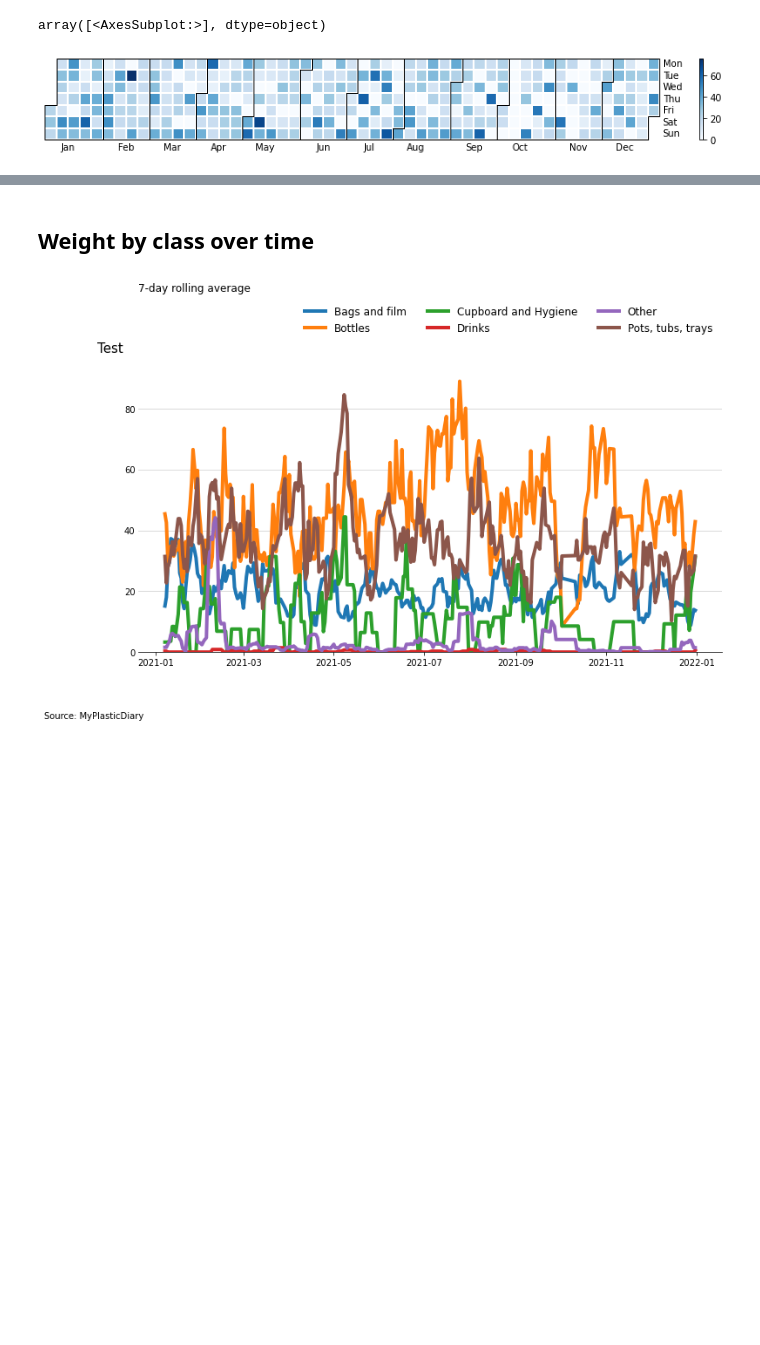
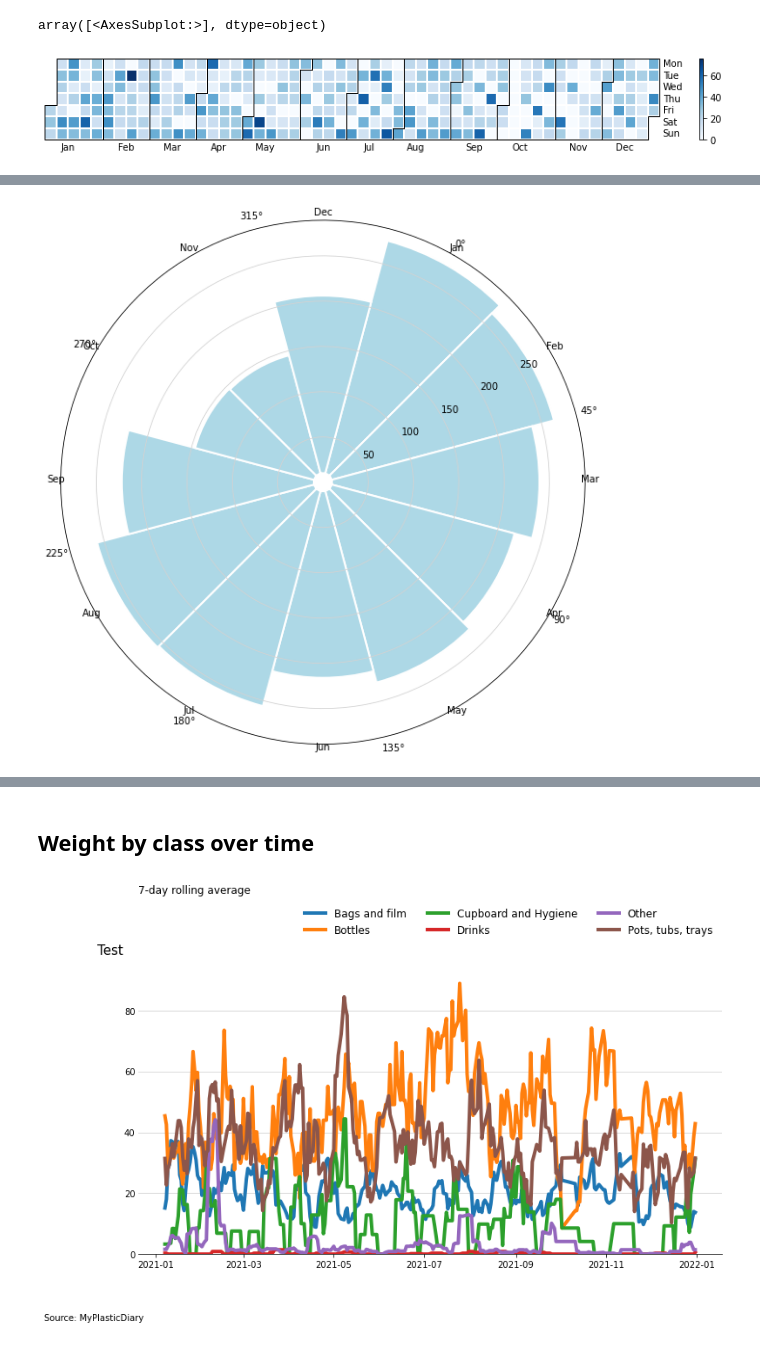
Before and after one commit to Lisa-Ho/plastic-diary, a Jupyter notebook: notebooks/01_data_cleaning.ipynb, the cells around one changed output, grey strips where cells are left out. Cells and saved outputs as stored; diff of their text form; code cells hidden in the pictures; blank space fills up the shorter version.

Commit message:
saved cleaned output as pickled file ++ created first chart

```diff
--- a/notebooks/01_data_cleaning.ipynb
+++ b/notebooks/01_data_cleaning.ipynb
@@ -145,0 +138,10 @@ array([<AxesSubplot:>], dtype=object)
+# %%
+month_dict = {1:"Jan", 2:"Feb", 3:"Mar", 4:"Apr", 5:"May", 6:"Jun", 7:"Jul", 8:"Aug", 9:"Sep",
+              10: "Oct", 11: "Nov", 12:"Dec"}
+# %%
+pivot = df.groupby(df["date"].dt.month).agg({"quantity":"sum", "DV_plastic_weight":"sum",
+                                             "date": "nunique"}).rename(columns={"date":"no_days"})
+#pivot.loc["Average"] = pivot.mean()
+pivot = pivot.reset_index()
+pivot["month"] = pivot["date"].map(month_dict)
+pivot
@@ -145,0 +162,47 @@ array([<AxesSubplot:>], dtype=object)
+# %%
+# =========
+# Initialise Figure and define layout
+plt.figure(figsize=(10, 10))
+ax = plt.subplot(111, polar=True)
+
+#data
+n_points = 12
+inner_radius = 10
+bar1 = pivot["quantity"]
+
+x_max = 2*np.pi
+x_coords = np.linspace(0, x_max, n_points, endpoint=False)
+width = x_max / n_points
+
+#add bars
+ax.bar(
+    x_coords,
+    bar1,
+    width=width,
+    bottom=inner_radius,
+    color="lightblue",
+    edgecolor="white",
+    linewidth=2
+)
+
+#add value labels and categories
+for i in range(n_points):
+    ax.text(x_coords[i], 295, pivot["month"][i], ha="center")
+    #ax.text(x_coords[i], bar1[i]-10, bar1[i], ha="center", va='center')
+
+#configure theta location and direction
+ax.set_theta_zero_location("N")
+ax.set_theta_direction(-1)
+
+#ax.get_yaxis(visible=False)
+ax.grid(visible=False, axis='x', zorder=1, color = "#D3D3D3")
+ax.grid(visible=True, axis='y', zorder=1, color = "#D3D3D3")
+
+ax.set_rticks([50,100,150, 200, 250])  # Less radial ticks
+ax.set_rlabel_position(360/12)
+ax.set_theta_offset(np.pi / 3.0)
+
+#ax.axis('off')
+plt.show()
+# %% [output]
+[figure, added]
```
Also changed, not shown: parts of 14 cells of this notebook, 1 other file.
